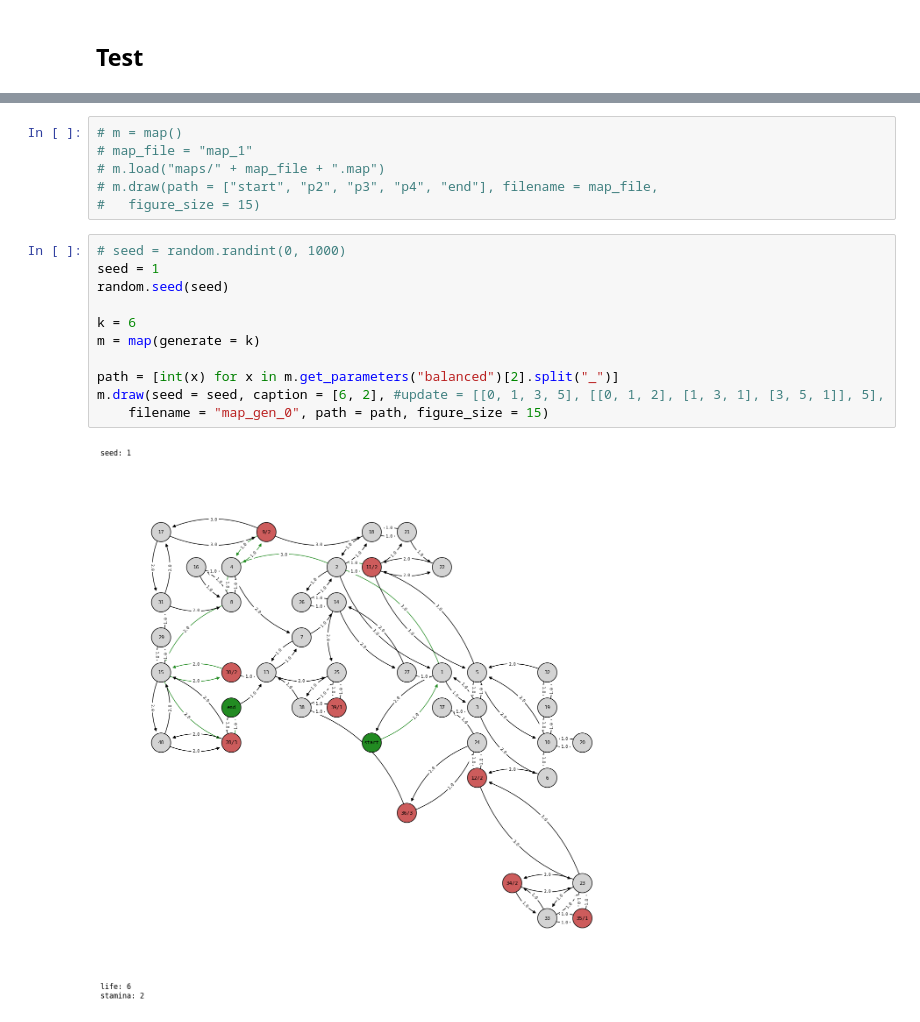
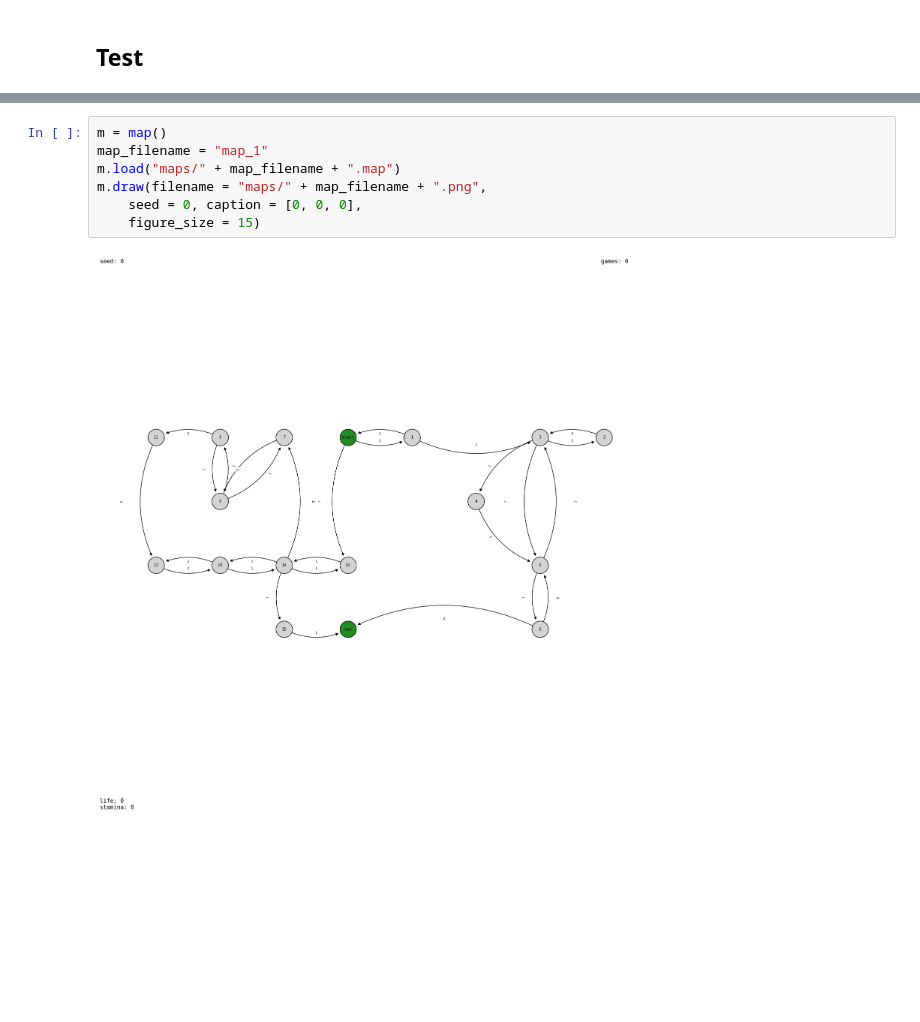
Before and after one commit to caporali/keep_heading_north, a Jupyter notebook: code/source/test.ipynb, the cells around one changed output, grey strips where cells are left out. Saved outputs shown, nothing was run; the diff lists cells and outputs as text; blank space fills up the shorter version.

```diff
--- a/code/source/test.ipynb
+++ b/code/source/test.ipynb
@@ -18,19 +19,9 @@ m.draw(filename = map_file,
 # %%
-# m = map()
-# map_file = "map_1"
-# m.load("maps/" + map_file + ".map")
-# m.draw(path = ["start", "p2", "p3", "p4", "end"], filename = map_file,
-# 	figure_size = 15)
+m = map()
+map_filename = "map_1"
+m.load("maps/" + map_filename + ".map")
+m.draw(filename = "maps/" + map_filename + ".png",
+	seed = 0, caption = [0, 0, 0],
+	figure_size = 15)
+# %% [output]
+[figure, added]
-# %%
-# seed = random.randint(0, 1000)
-seed = 1
-random.seed(seed)
-
-k = 6
-m = map(generate = k)
-
-path = [int(x) for x in m.get_parameters("balanced")[2].split("_")]
-m.draw(seed = seed, caption = [6, 2], #update = [[0, 1, 3, 5], [[0, 1, 2], [1, 3, 1], [3, 5, 1]], 5],
-    filename = "map_gen_0", path = path, figure_size = 15)
-# %% [output]
-[figure, removed]
```
Also changed, not shown: parts of 5 cells of this notebook, 22 other files.
